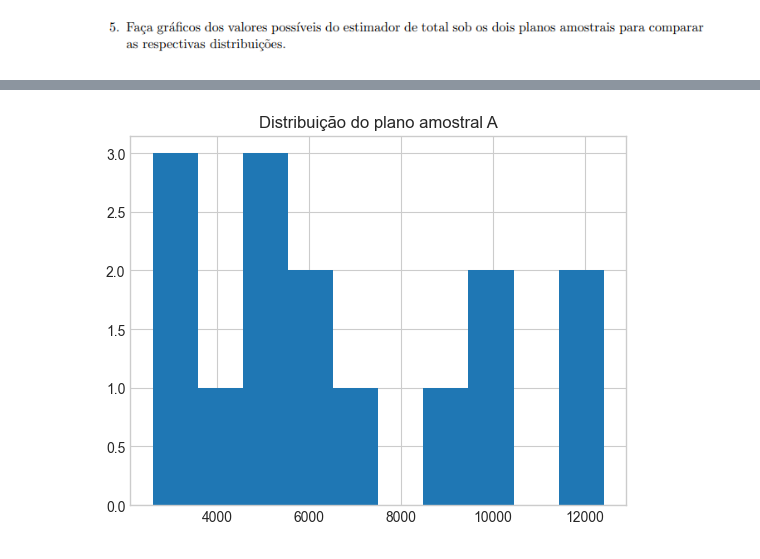
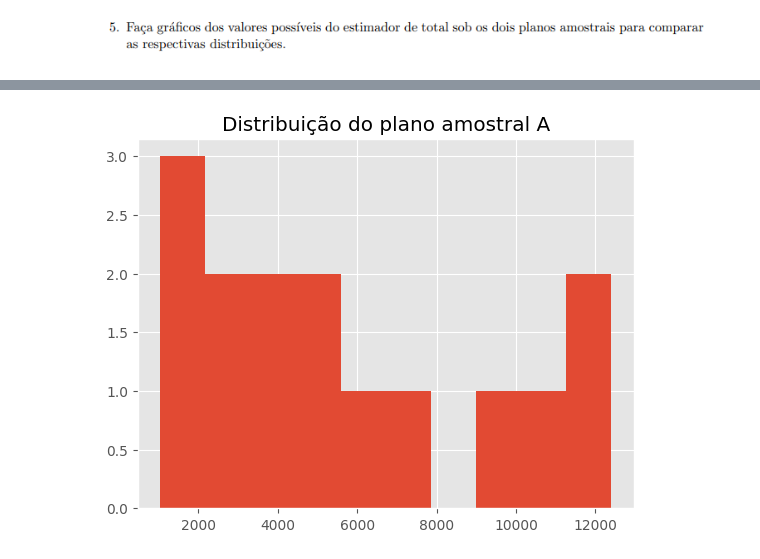
Before and after one commit to jouaraujo/trabalho1_amostragem, a Jupyter notebook: trabalho.ipynb, the cells around one changed output, grey strips where cells are left out. Drawn from its saved outputs; the diff is of its cells as text; code cells hidden in the pictures.

```diff
--- a/trabalho.ipynb
+++ b/trabalho.ipynb
@@ -3,7 +3,7 @@ import pandas as pd
 from itertools import combinations
 import matplotlib.pyplot as plt
 
-plt.style.use('seaborn-v0_8-whitegrid')
+plt.style.use('ggplot')
 # %% [markdown]
 ![1.png](attachment:1.png)
 # %% [markdown]
@@ -192,2 +244,15 @@ ${\pi}_6 = 1/5 $
 # %% [markdown]
 ![6.png](attachment:6.png)
+# %%
+plano_amostral_A = pd.DataFrame(
+    {
+        'Index' : ['s1', 's2', 's3', 's4', 's5', 's6', 's7', 's8', 's9', 's10', 's11', 's12', 's13', 's14', 's15'],
+        'S' : [s1, s2, s3, s4, s5, s6, s7, s8, s9, s10, s11, s12, s13, s14, s15]
+    }
+)
+ax = plano_amostral_A.plot.bar(x='Index', y='S', figsize=(20, 8))
+ax.bar_label(ax.containers[0])
+plt.title('plano amostral A')
+ax.legend().remove()
+plt.xticks(rotation=360)
+plt.show()
@@ -194,7 +261,6 @@ ${\pi}_6 = 1/5 $
 # %%
-a = pd.Series([s1, s2, s3, s4, s5, s6, s7, s8, s9, s10, s11, s12, s13, s14, s15])
-a.hist()
+plano_amostral_A.hist()
 plt.title('Distribuição do plano amostral A')
 plt.show()
 # %% [output]
-[figure, old version]
+[figure, new version]
```
Also changed, not shown: parts of 13 cells of this notebook, 1 other file.
